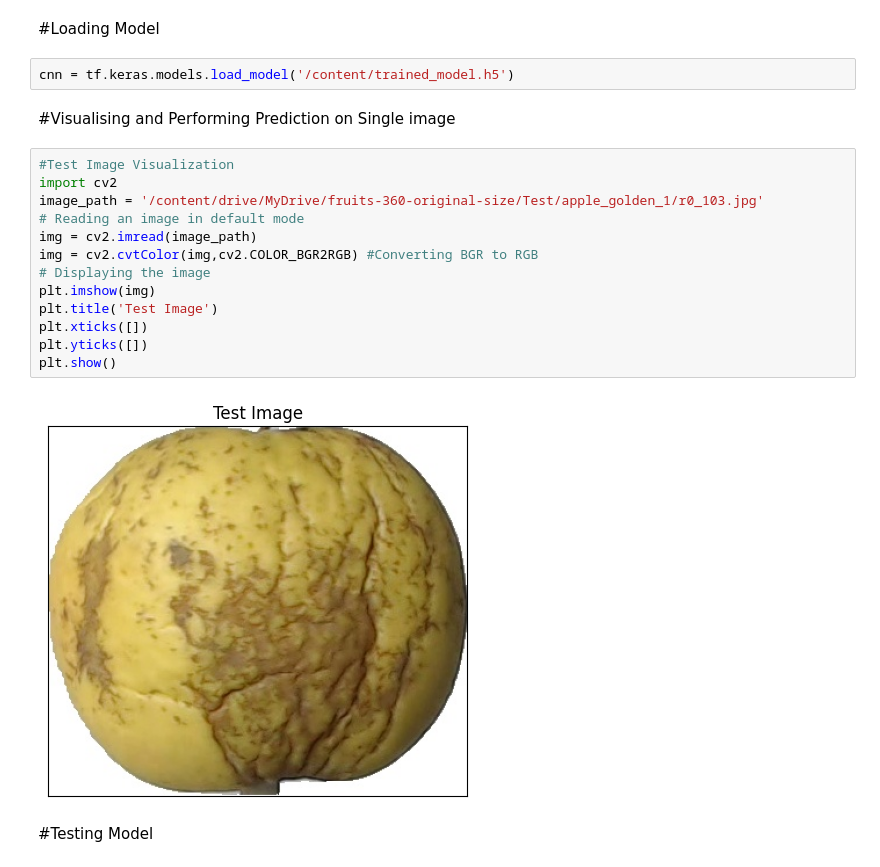
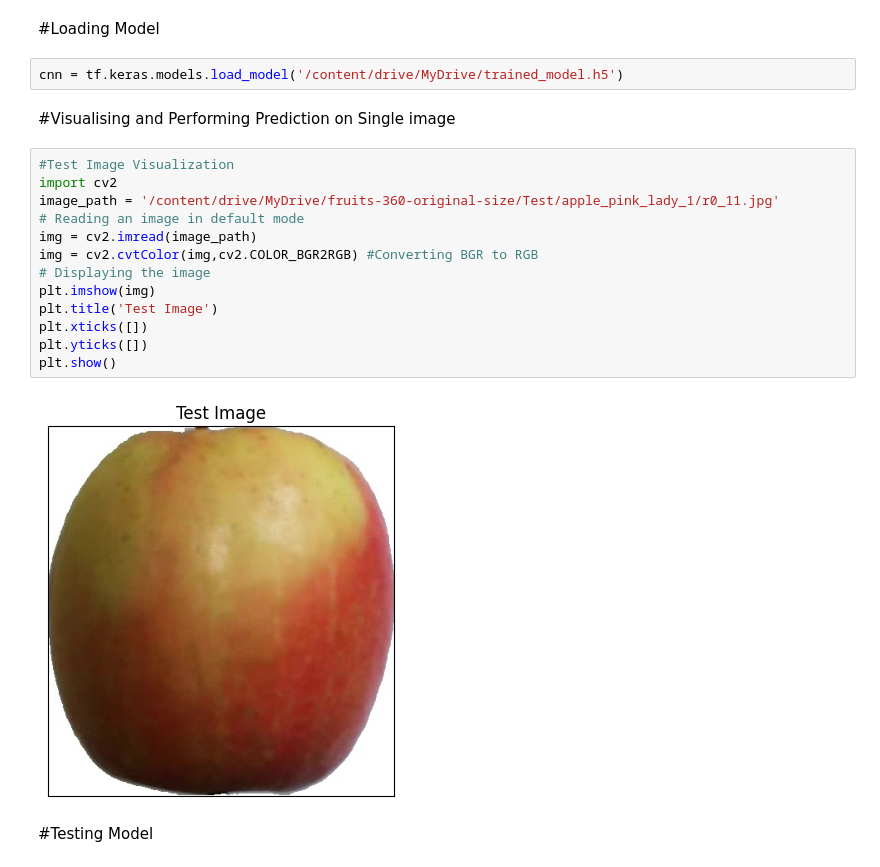
Before and after one commit to Vicheka6363/Vicheka_ITE_G8A_PP, a Jupyter notebook: TestinProcessing.ipynb, the cells around one changed output. Saved outputs shown, nothing was run; the diff lists cells and outputs as text.

```diff
--- a/TestinProcessing.ipynb
+++ b/TestinProcessing.ipynb
@@ -36,24 +36,24 @@ Found 3110 files belonging to 24 classes.
 # %% [markdown]
 #Loading Model
 # %%
-cnn = tf.keras.models.load_model('/content/trained_model.h5')
+cnn = tf.keras.models.load_model('/content/drive/MyDrive/trained_model.h5')
 # %% [markdown]
 #Visualising and Performing Prediction on Single image
 # %%
 #Test Image Visualization
 import cv2
-image_path = '/content/drive/MyDrive/fruits-360-original-size/Test/apple_golden_1/r0_103.jpg'
+image_path = '/content/drive/MyDrive/fruits-360-original-size/Test/apple_pink_lady_1/r0_11.jpg'
 # Reading an image in default mode
 img = cv2.imread(image_path)
 img = cv2.cvtColor(img,cv2.COLOR_BGR2RGB) #Converting BGR to RGB
 # Displaying the image
 plt.imshow(img)
 plt.title('Test Image')
 plt.xticks([])
 plt.yticks([])
 plt.show()
 # %% [output]
-[figure, old version]
+[figure, new version]
 # %% [markdown]
 #Testing Model
 # %%
```
Also changed, not shown: parts of 10 cells of this notebook.
